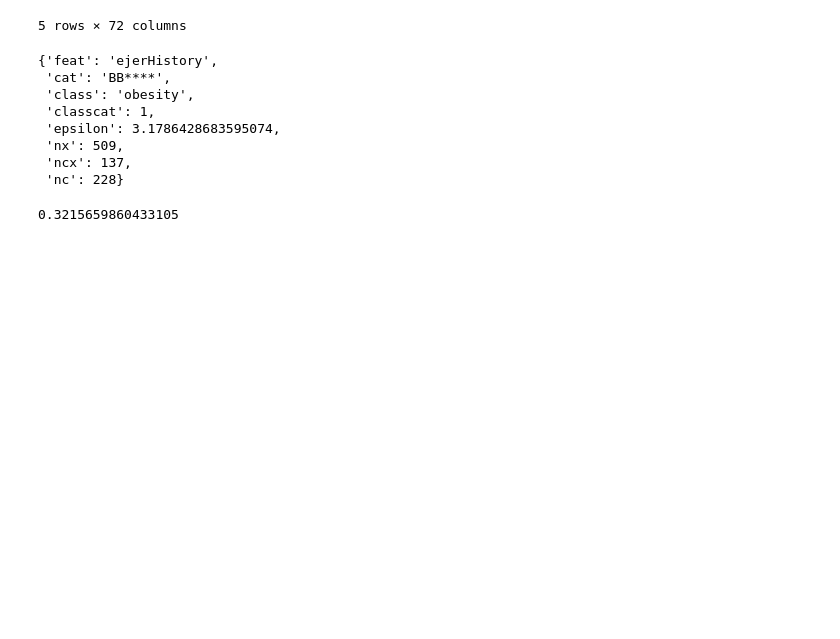
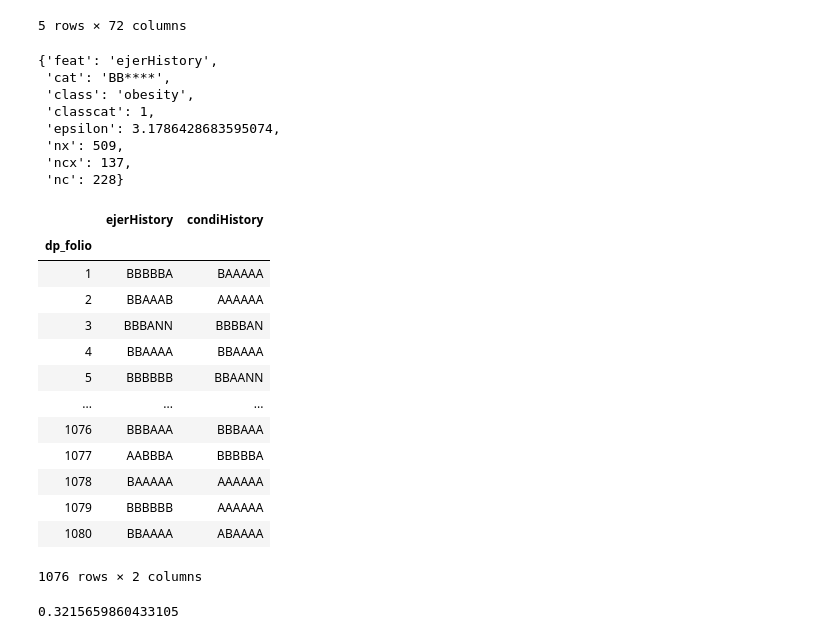
Before and after one commit to vicalbiter/histories, a Jupyter notebook: Classes Playground.ipynb, the cells around one changed output. Saved outputs shown, nothing was run; the diff lists cells and outputs as text; code cells hidden in the pictures; blank space fills up the shorter version.

```diff
--- a/Classes Playground.ipynb
+++ b/Classes Playground.ipynb
@@ -404,3 +414,20 @@ class BayesianModel(ProbModel):
+# %%
+ndata[queries.keys()]
+# %% [output]
+|  | ejerHistory | condiHistory |
+| dp_folio |  |  |
+| 1 | BBBBBA | BAAAAA |
+| 2 | BBAAAB | AAAAAA |
+| 3 | BBBANN | BBBBAN |
+| 4 | BBAAAA | BBAAAA |
+| 5 | BBBBBB | BBAANN |
+| ... | ... | ... |
+| 1076 | BBBAAA | BBBAAA |
+| 1077 | AABBBA | BBBBBA |
+| 1078 | BAAAAA | AAAAAA |
+| 1079 | BBBBBB | AAAAAA |
+| 1080 | BBAAAA | ABAAAA |
+1076 rows × 2 columns
 # %%
 bm = BayesianModel()
 # %%
```
Also changed, not shown: parts of 11 cells of this notebook.
